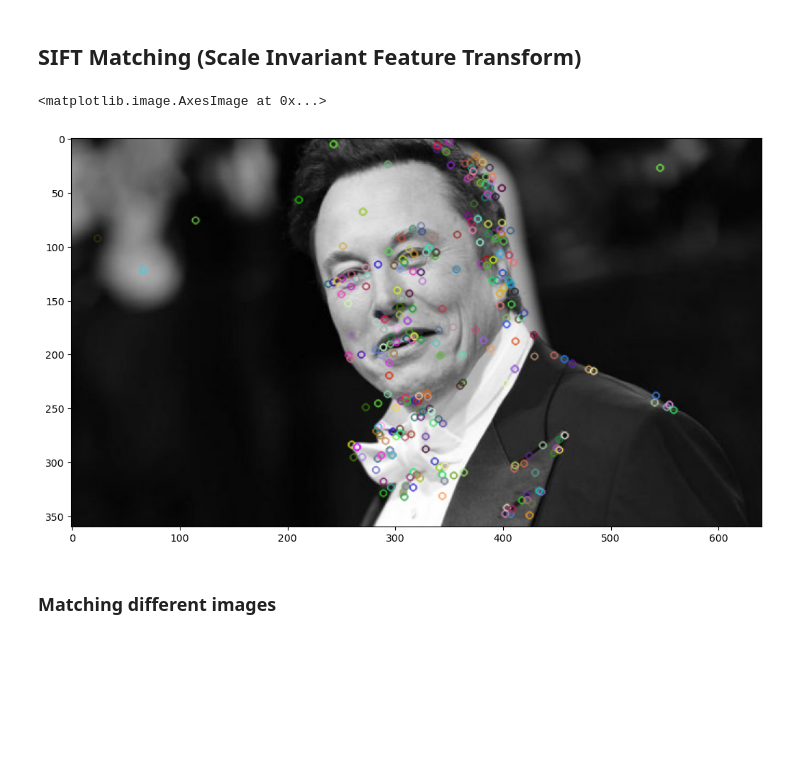
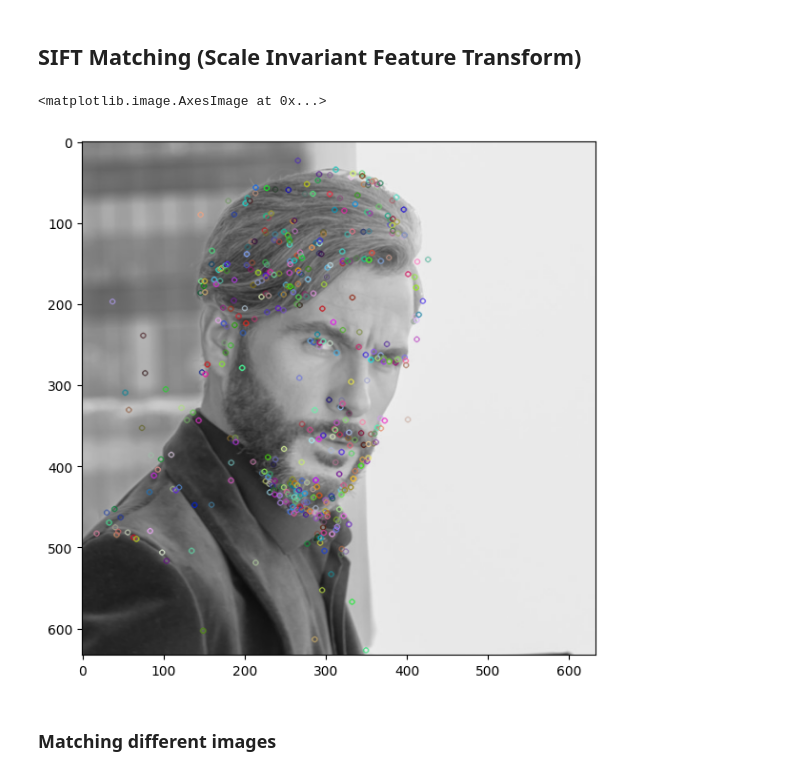
Before and after one commit to PosgradoMNA/TC4033.10.Equipo13-7.2-Google-Colab-algoritmos-de-extracci-n-de-caracter-sticas, a Jupyter notebook: 9_image_matching.ipynb, the cells around one changed output. Drawn from its saved outputs; the diff is of its cells as text; code cells hidden in the pictures; blank space fills up the shorter version.

```diff
--- a/9_image_matching.ipynb
+++ b/9_image_matching.ipynb
@@ -117,18 +117,18 @@ Number of Matching Keypoints Between The Training and Query Images:  30
 # %% [markdown]
 ## SIFT Matching (Scale Invariant Feature Transform) <a class="anchor" id="sift" ></a>
 # %%
-img1 = cv2.imread('data/elon_1.jpg')
+img1 = cv2.imread('data/modelo1.jpg')
 gray1 = cv2.cvtColor(img1, cv2.COLOR_BGR2GRAY)
 
 #keypoints
 sift = cv2.SIFT_create()
 keypoints_1, descriptors_1 = sift.detectAndCompute(img1,None)
 
 img_1 = cv2.drawKeypoints(gray1,keypoints_1,img1)
 plt.imshow(img_1)
 # %% [output]
 <matplotlib.image.AxesImage at 0x...>
-[figure, old version]
+[figure, new version]
 # %% [markdown]
 ### Matching different images
 # %%
```
Also changed, not shown: parts of 7 cells of this notebook.
